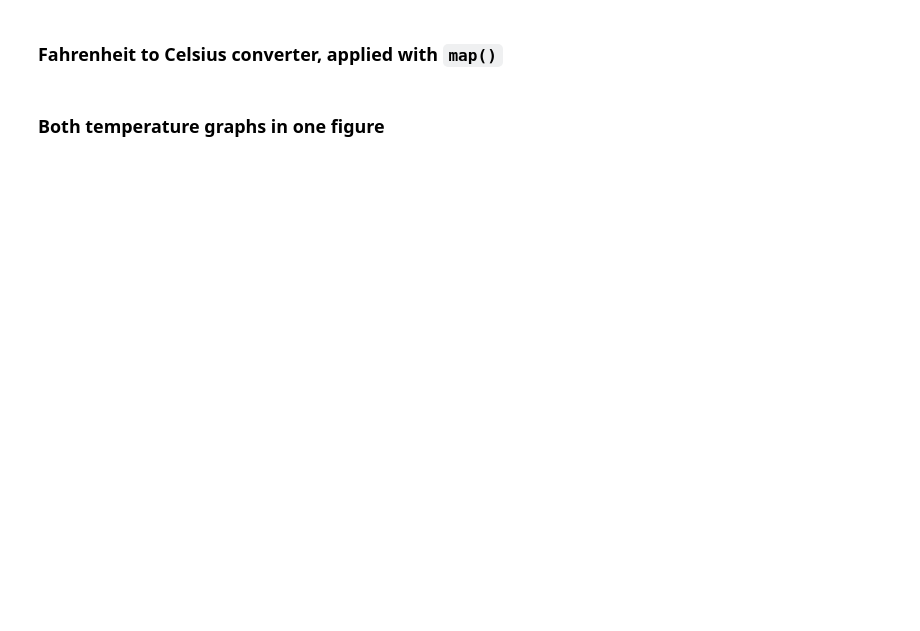
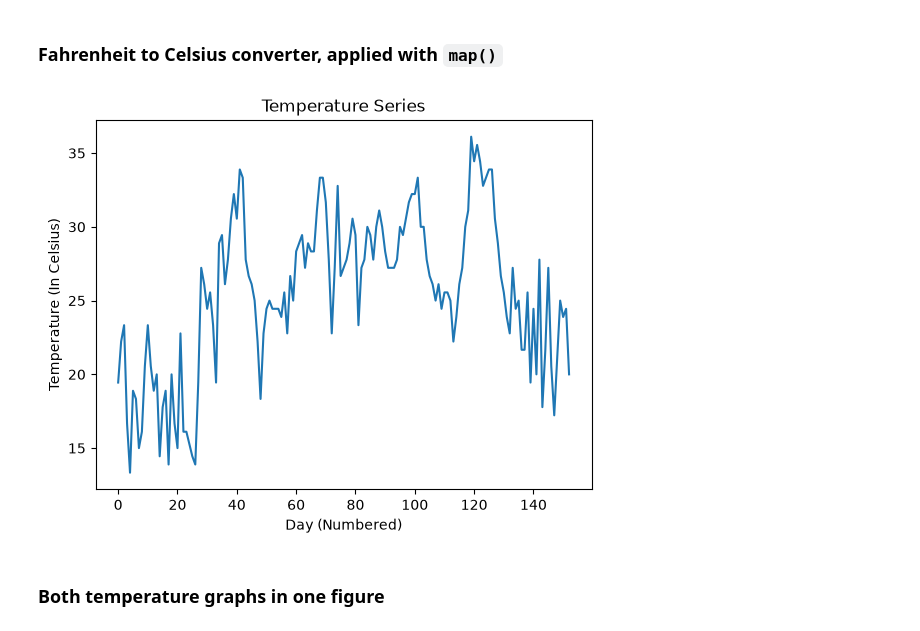
Before and after one commit to NevinJulian/HSLU.MSCDAI_PDS01, a Jupyter notebook: sw09/exercise/sw09_exercises.ipynb, the cells around one changed output. Saved outputs shown, nothing was run; the diff lists cells and outputs as text; code cells hidden in the pictures; blank space fills up the shorter version.

```diff
--- a/sw09/exercise/sw09_exercises.ipynb
+++ b/sw09/exercise/sw09_exercises.ipynb
@@ -40,4 +163,17 @@ Follow the instructions and explore jupyter / marimo notebook functionalities:
 # %% [markdown]
 ### Fahrenheit to Celsius converter, applied with `map()`
+# %%
+def fahrenheit_to_celsius(f):
+    return (f - 32) * 5/9
+
+df["Temp_C"] = df["Temp"].map(fahrenheit_to_celsius)
+# %%
+plt.plot(df["Temp_C"])
+plt.title("Temperature Series")
+plt.xlabel("Day (Numbered)")
+plt.ylabel("Temperature (In Celsius)")
+plt.show()
+# %% [output]
+[figure, added]
 # %% [markdown]
 ### Both temperature graphs in one figure
```
Also changed, not shown: parts of 17 cells of this notebook, 2 other files.
